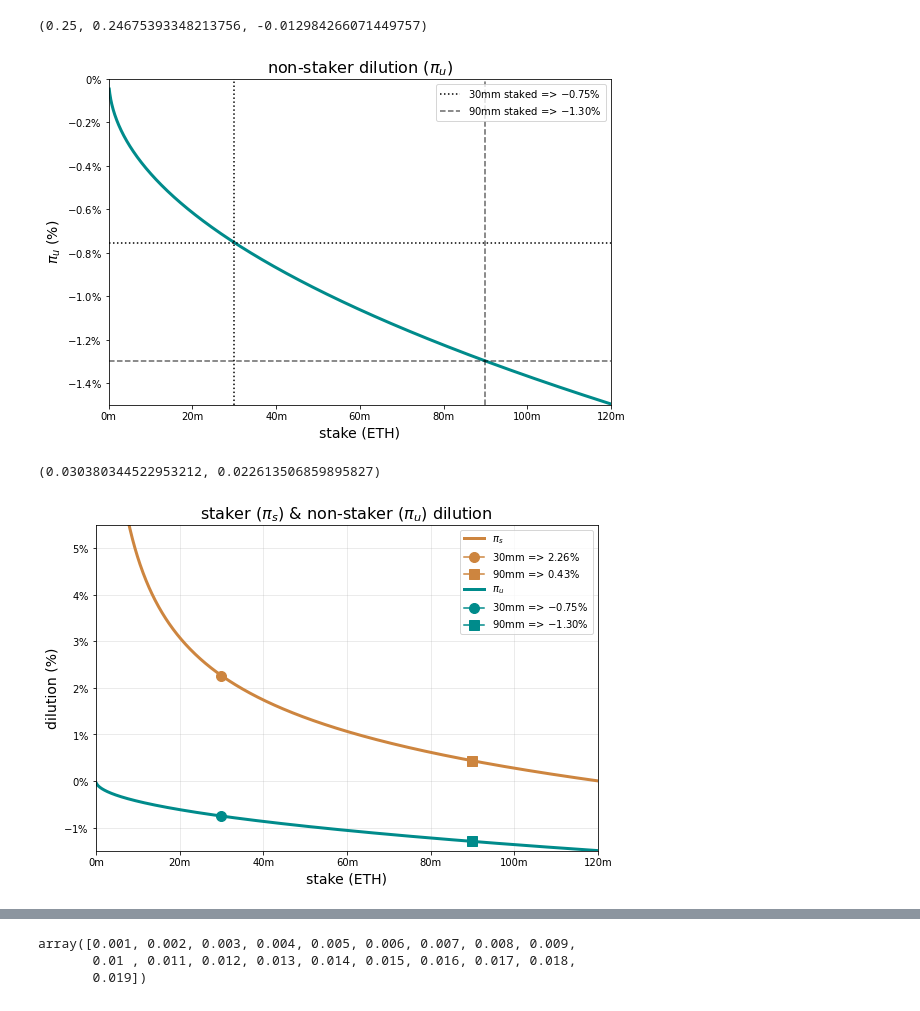
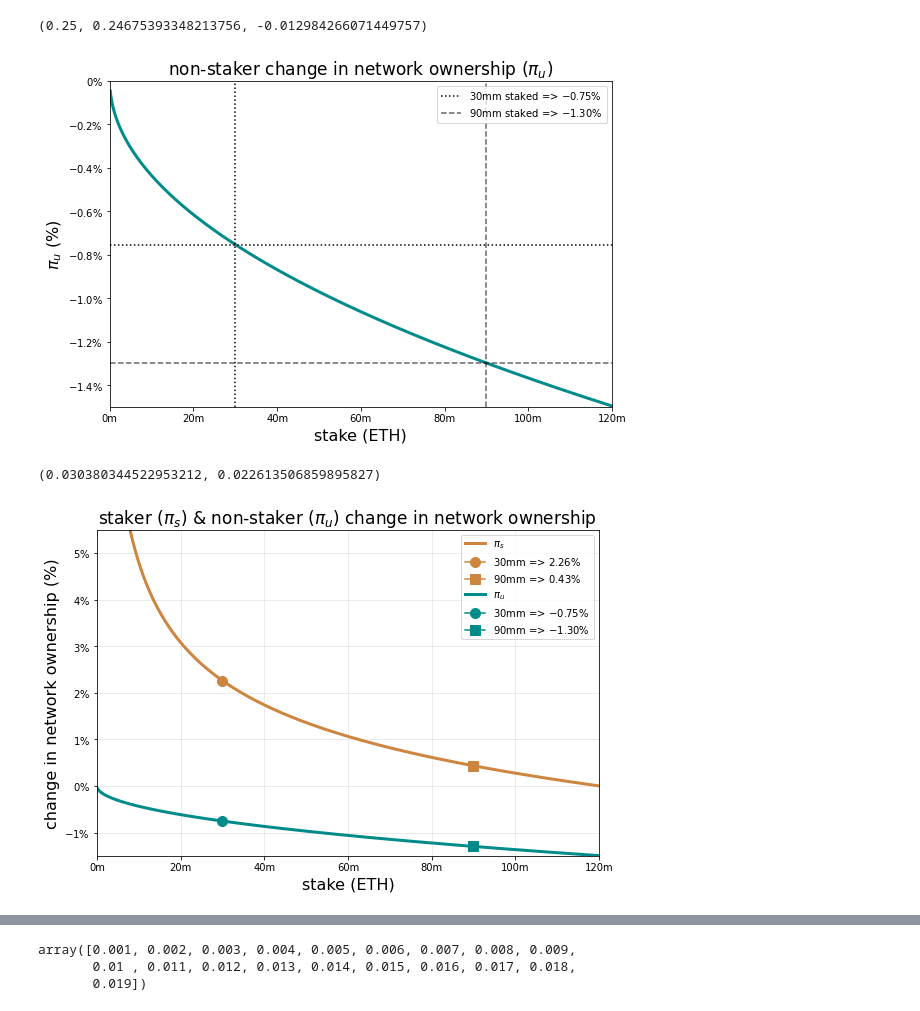
Before and after one commit to michaelneuder/issuance, a Jupyter notebook: tertiary-treatise.ipynb, the cells around one changed output, grey strips where cells are left out. Cells and saved outputs as stored; diff of their text form; code cells hidden in the pictures.

```diff
--- a/tertiary-treatise.ipynb
+++ b/tertiary-treatise.ipynb
@@ -136,18 +136,18 @@ f, ax = plt.subplots(figsize=(9,6))
 
 ax.plot(STAKED, pi_us, color='darkcyan', linewidth=3, alpha=1)
 
-ax.set_title("non-staker dilution ($\pi_u$)", size=16)
+ax.set_title("non-staker change in network ownership ($\pi_u$)", size=17)
 
 ax.set_xlim(0,120_000_000)
 xticks = np.arange(0, 120_000_001, 20_000_000)
 ax.set_xticks(xticks)
 ax.set_xticklabels(["{:d}m".format(int(tick/1_000_000)) for tick in xticks])
-ax.set_xlabel("stake (ETH)", size=14)
+ax.set_xlabel("stake (ETH)", size=16)
 
 ax.set_ylim(-0.015,0)
 ax.set_yticks([0, -0.002, -0.004, -0.006, -0.008, -0.01, -0.012, -0.014])
 ax.set_yticklabels(["$0\%$", "$-0.2\%$", "$-0.4\%$", "$-0.6\%$", "$-0.8\%$", "$-1.0\%$", "$-1.2\%$", "$-1.4\%$"])
-ax.set_ylabel("$\pi_u$ (%)", size=14)
+ax.set_ylabel("$\pi_u$ (%)", size=16)
 
 val = calcUnstakedDilution(30_000_000)
 ax.axhline(val, color='k', linestyle='dotted', label='30mm staked => ${:0.2f}$%'.format(100*val))
@@ -159,7 +159,7 @@ ax.legend(loc=1)
 plt.savefig("nonstakerdilution.png", dpi=400, facecolor='w', bbox_inches='tight')
 plt.show()
 # %% [output]
-[figure, old version]
+[figure, new version]
 # %%
 def calcStakedYield(staked):
     return 2.6 * 64 / np.sqrt(staked)
@@ -174,6 +174,8 @@ calcStakedYield(30_000_000), calcStakedDilution(30_000_000)
 STAKED = np.linspace(MIN_STAKED, TOTAL_SUPPLY, 1000)[1:]
 pi_us = np.array([calcUnstakedDilution(s) for s in STAKED])
 pi_ss = np.array([calcStakedDilution(s) for s in STAKED])
+# %%
+v30, v90 = 30_000_000, 90_000_000
 # %%
 f, ax = plt.subplots(figsize=(9,6))
 
@@ -185,37 +187,37 @@ ax.plot([v30], [val_30], marker='o', markersize=10, color='peru',
 ax.plot([v90], [val_90], marker='s', markersize=10, color='peru',
         label='90mm => ${:0.2f}$%'.format(100*val_90))
 
 
 ax.plot(STAKED, pi_us, color='darkcyan', linewidth=3, alpha=1, label=r'$\pi_u$')
 
 v30, v90 = 30_000_000, 90_000_000
 val_30, val_90 = calcUnstakedDilution(v30), calcUnstakedDilution(v90)
 ax.plot([v30], [val_30], marker='o', markersize=10, color='darkcyan',
         label='30mm => ${:0.2f}$%'.format(100*val_30))
 ax.plot([v90], [val_90], marker='s', markersize=10, color='darkcyan',
         label='90mm => ${:0.2f}$%'.format(100*val_90))
 
-ax.set_title("staker ($\pi_s$) & non-staker ($\pi_u$) dilution ", size=16)
+ax.set_title("staker ($\pi_s$) & non-staker ($\pi_u$) change in network ownership ", size=17)
 
 ax.set_xlim(0,120_000_000)
 xticks = np.arange(0, 120_000_001, 20_000_000)
 ax.set_xticks(xticks)
 ax.set_xticklabels(["{:d}m".format(int(tick/1_000_000)) for tick in xticks])
-ax.set_xlabel("stake (ETH)", size=14)
+ax.set_xlabel("stake (ETH)", size=16)
 
 ax.set_ylim(-0.015,0.055)
 ax.set_yticks([-0.01, 0, 0.01, 0.02, 0.03, 0.04, 0.05])
 ax.set_yticklabels(["$-1\%$", "$0\%$", "$1\%$", "$2\%$", "$3\%$", "$4\%$", "$5\%$"])
-ax.set_ylabel("dilution (%)", size=14)
+ax.set_ylabel("change in network ownership (%)", size=16)
 
 
 ax.legend()
 ax.grid(alpha=0.3)
 
 plt.savefig("bothdilution.png", dpi=400, facecolor='w', bbox_inches='tight')
 plt.show()
 # %% [output]
-[figure, old version]
+[figure, new version]
 # %%
 STAKED = np.linspace(MIN_STAKED, TOTAL_SUPPLY, 1000)[1:]
 pi_us = np.array([calcUnstakedDilution(s) for s in STAKED])
```
Also changed, not shown: parts of 6 cells of this notebook, 14 other files.
